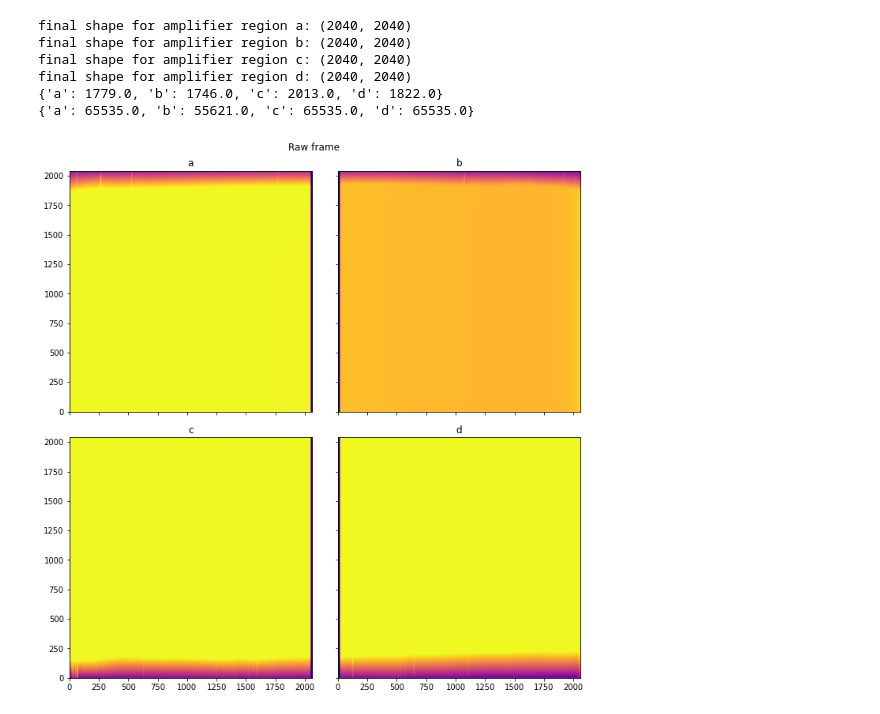
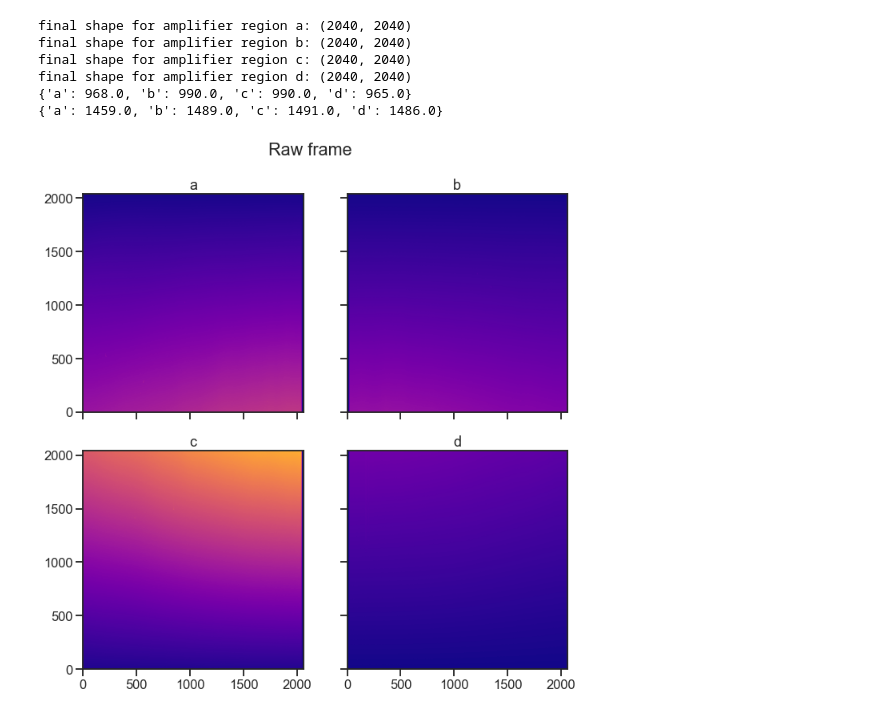
Before and after one commit to sdss/lvmdrp, a Jupyter notebook: docs/nb/lab-analysis.ipynb, the cells around one changed output. Drawn from its saved outputs; the diff is of its cells as text; code cells hidden in the pictures.

Commit message:
adding new lab data

```diff
--- a/docs/nb/lab-analysis.ipynb
+++ b/docs/nb/lab-analysis.ipynb
@@ -70,0 +59,21 @@ frames_meta_match
+# %%
+new_index = pd.MultiIndex.from_tuples(((pd.to_numeric(os.path.basename(os.path.dirname(file)),errors="ignore"),os.path.basename(file)) for file in frame_paths), names=("mjd", "filename"))
+frames_header = pd.DataFrame(
+    index=new_index,
+    columns="IMAGETYP CCDTEMP1 CCDTEMP2 PRESURE LABTEMP LABHUMID".split()
+)
+for idx, frame_path in tqdm(enumerate(frame_paths), total=len(frame_paths), desc="reading metadata from headers", ascii=True):
+    try:
+        hdr = fits.getheader(frame_path)
+    except OSError:
+        continue
+    for column in frames_header.columns:
+        frames_header.iloc[idx].loc[column] = hdr.get(column, np.nan)
+frames_header = frames_header.mask(frames_header==-999)
+
+frames_meta_match = frames_meta.loc[new_index]
+frames_meta_match = pd.concat((frames_meta_match, frames_header), axis="columns")
+frames_meta_match["filepath"] = frame_paths
+# %%
+clean_frames = frames_meta_match.loc[(frames_meta_match.ccd_temp<0)&(~frames_meta_match.notes.fillna("").str.contains("bad", case=False))]
+clean_frames.IMAGETYP.value_counts().plot(kind="bar", figsize=(20,5))
@@ -70,0 +83,5 @@ frames_meta_match
+# %%
+dark_frames = clean_frames.loc[clean_frames.IMAGETYP=="dark"]
+bias_frames = clean_frames.loc[clean_frames.IMAGETYP=="bias"]
+flat_frames = clean_frames.loc[clean_frames.IMAGETYP=="flat"]
+lamp_frames = clean_frames.loc[clean_frames.IMAGETYP=="object"]
@@ -71,7 +105,7 @@ frames_meta_match
 # %%
-iframe = 0
+iframe = 12
 
-frame = fits.open(frames_meta_match.filepath.values[iframe])
+frame = fits.open(bias_frames.filepath.values[iframe])
 
 ny, nx = frame[0].data.shape
 data = frame[0].data
@@ -146,34 +177,34 @@ amplifiers["b"] = image.Image(data=data[AMPLIFIER_HEIGHT:,AMPLIFIER_WIDTH:])
 amplifiers["c"] = image.Image(data=data[:AMPLIFIER_HEIGHT,:AMPLIFIER_WIDTH])
 amplifiers["d"] = image.Image(data=data[:AMPLIFIER_HEIGHT,AMPLIFIER_WIDTH:])
 
 os_bias = dict.fromkeys(AMPLIFIER_NAMES)
 fr_bias = dict.fromkeys(AMPLIFIER_NAMES)
 for i, amp in enumerate(AMPLIFIER_NAMES):
     axs_raw[i].imshow(amplifiers[amp]._data, origin="lower", cmap="plasma")
     axs_raw[i].set_title(amp)
     if amp in "ac":
         os_bias[amp] = amplifiers[amp].cutOverscan(bound_x=(1,AMPLIFIER_HEIGHT), bound_y=(1,AMPLIFIER_WIDTH-OVERSCAN_WIDTH), subtract=False)
     if amp in "bd":
         os_bias[amp] = amplifiers[amp].cutOverscan(bound_x=(1+OVERSCAN_WIDTH,AMPLIFIER_WIDTH), bound_y=(1,AMPLIFIER_HEIGHT), subtract=False)
     fr_bias[amp] = np.median(amplifiers[amp]._data)
 
-    axs_cut[i].imshow(amplifiers[amp]._data, origin="lower", cmap="plasma", vmin=1500, vmax=65000)
+    axs_cut[i].imshow(amplifiers[amp]._data, origin="lower", cmap="plasma")
     axs_cut[i].set_title(amp)
 
     print(f"final shape for amplifier region {amp}: {amplifiers[amp]._dim}")
 
 fig_raw.suptitle("Raw frame")
 fig_raw.tight_layout()
 fig_cut.suptitle("Trimmed frame")
 fig_cut.tight_layout()
 
 print(os_bias)
 print(fr_bias)
 # %% [output]
 final shape for amplifier region a: (2040, 2040)
 final shape for amplifier region b: (2040, 2040)
 final shape for amplifier region c: (2040, 2040)
 final shape for amplifier region d: (2040, 2040)
-{'a': 1779.0, 'b': 1746.0, 'c': 2013.0, 'd': 1822.0}
-{'a': 65535.0, 'b': 55621.0, 'c': 65535.0, 'd': 65535.0}
+{'a': 968.0, 'b': 990.0, 'c': 990.0, 'd': 965.0}
+{'a': 1459.0, 'b': 1489.0, 'c': 1491.0, 'd': 1486.0}
-[figure, old version]
+[figure, new version]
```
Also changed, not shown: parts of 20 cells of this notebook.
